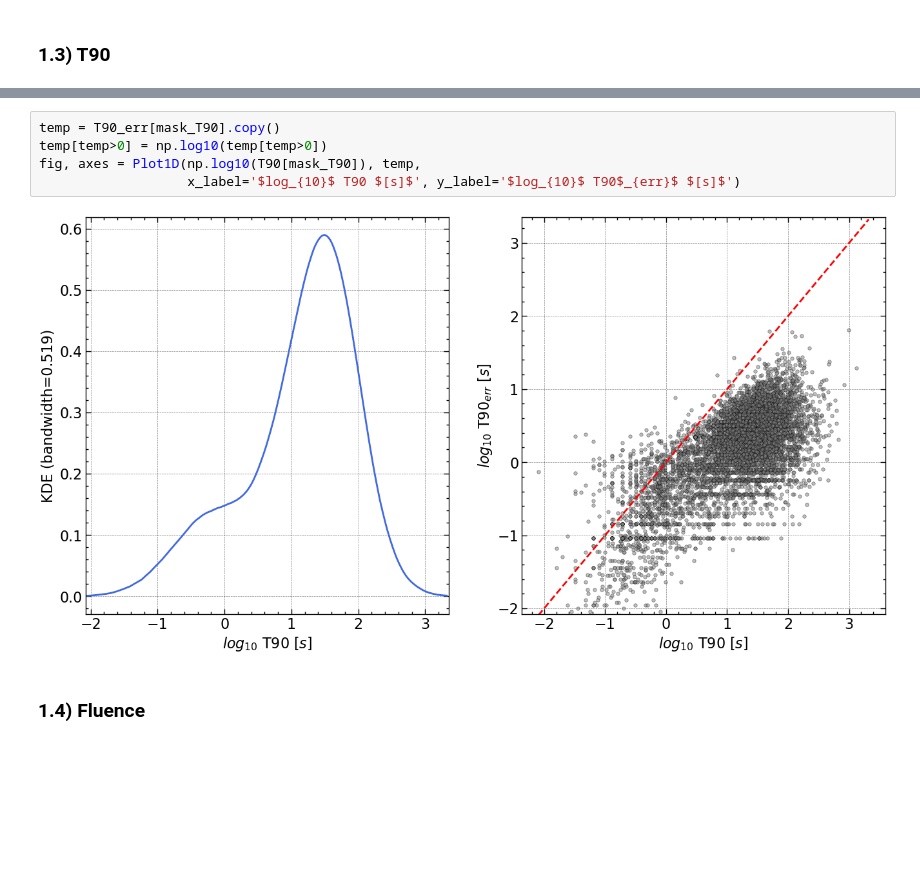
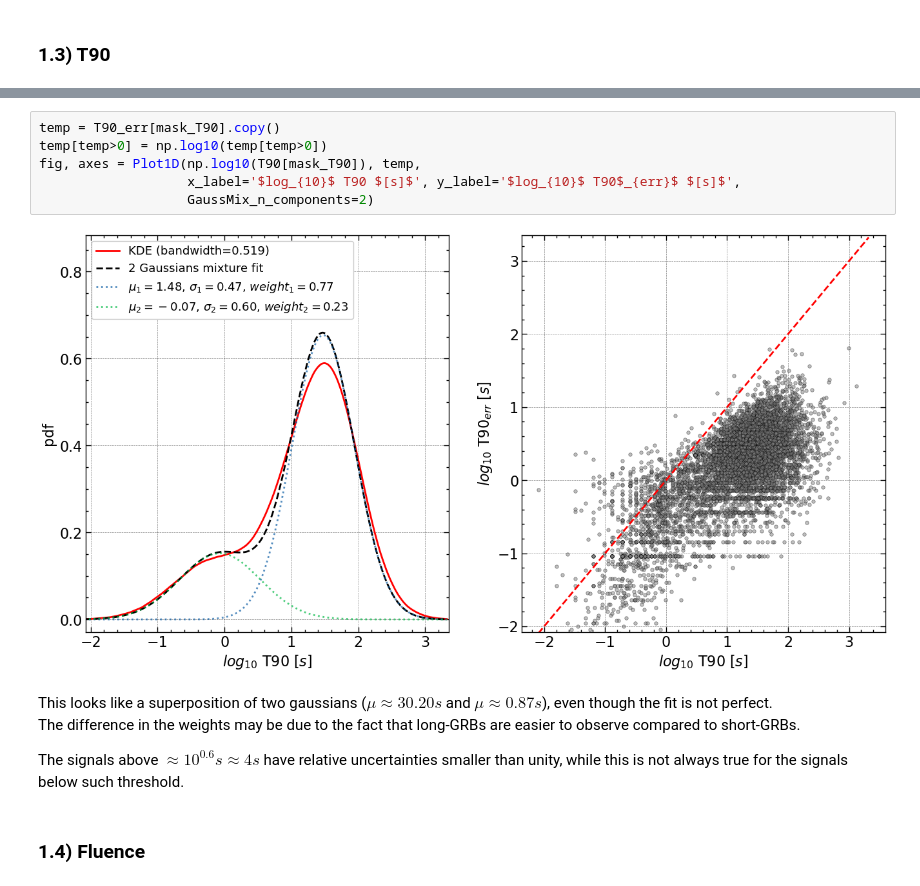
Before and after one commit to M-Bianchi/astrostatistics_bicocca_2024, a Jupyter notebook: working/W13_gamma_ray_bursts.ipynb, the cells around one changed output, grey strips where cells are left out. Cells and saved outputs as stored; diff of their text form; blank space fills up the shorter version.

```diff
--- a/working/W13_gamma_ray_bursts.ipynb
+++ b/working/W13_gamma_ray_bursts.ipynb
@@ -197,9 +245,15 @@ T90_err = [0.905 2.429 2.919 ... 0.59  1.118 0.181]
 # %%
 temp = T90_err[mask_T90].copy()
 temp[temp>0] = np.log10(temp[temp>0])
 fig, axes = Plot1D(np.log10(T90[mask_T90]), temp,
-                   x_label='$log_{10}$ T90 $[s]$', y_label='$log_{10}$ T90$_{err}$ $[s]$')
+                   x_label='$log_{10}$ T90 $[s]$', y_label='$log_{10}$ T90$_{err}$ $[s]$',
+                   GaussMix_n_components=2)
 # %% [output]
-[figure, old version]
+[figure, new version]
+# %% [markdown]
+This looks like a superposition of two gaussians ($\mu \approx 30.20s$ and $\mu \approx 0.87s$), even though the fit is not perfect.\
+The difference in the weights may be due to the fact that long-GRBs are easier to observe compared to short-GRBs.
+
+The signals above $\approx 10^{0.6} s \approx 4s$ have relative uncertainties smaller than unity, while this is not always true for the signals below such threshold.
 # %% [markdown]
 ### 1.4) Fluence
```
Also changed, not shown: parts of 51 cells of this notebook, 1 other file.
